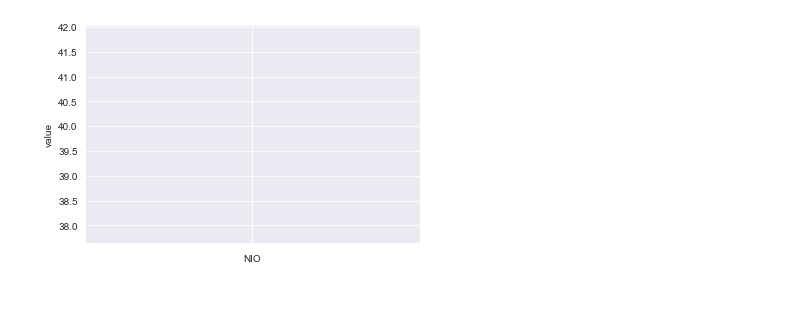
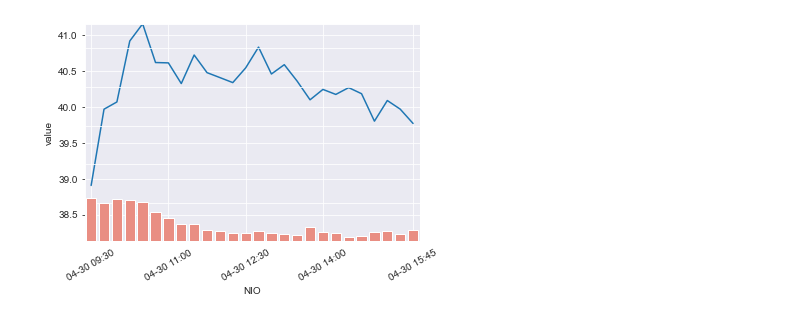
Before and after one commit to yoavnavon/stocks-bot, a Jupyter notebook: samples.ipynb, the cells around one changed output. Drawn from its saved outputs; the diff is of its cells as text; code cells hidden in the pictures.

Commit message:
Add volume plots

```diff
--- a/samples.ipynb
+++ b/samples.ipynb
@@ -5,6 +5,8 @@ import matplotlib.pyplot as plt
 import yfinance as yf
 import seaborn as sns
 import numpy as np
+# %%
+sns.set_style('darkgrid')
 # %%
 ticker = "NIO"
 stock = yf.Ticker(ticker)
@@ -15,6 +36,6 @@ yf.shared._ERRORS
 # %%
 period = "1d"
-interval = "1wk"
+interval = "15m"
 hist = stock.history(period=period, interval=interval)
 hist.index.rename('index', inplace=True)
 hist = hist.reset_index()
@@ -24,11 +45,21 @@ hist['index_str'] = hist.index_str.apply(lambda label: label[5:-9])
 # %%
 ax = sns.lineplot(x='index_str', y='Close', data=hist)
 ax.set_xticks(np.linspace(0,len(hist)-1,num=5, dtype=int))
 ax.set_xlabel(ticker)
 ax.set_ylabel('value')
 ax.tick_params(axis='x', rotation=30)
-#ax.set_xticklabels()
+ax.set_ylim([hist['Close'].min() * 0.98, hist['Close'].max()])
+
+ax2 = ax.twinx()
+sns.barplot(x='index_str', y='Volume', data=hist, ax=ax2, color="salmon")
+ax2.tick_params(
+    axis='y',
+    right=False,
+    labelright=False)
+ax2.set_xticks(np.linspace(0,len(hist)-1,num=5, dtype=int))
+ax2.set_ylim([0, 5 * hist['Volume'].max()])
+ax2.set_ylabel('')
 
 plt.show()
 # %% [output]
-[figure, old version]
+[figure, new version]
```
Also changed, not shown: parts of 4 cells of this notebook, 1 other file.
